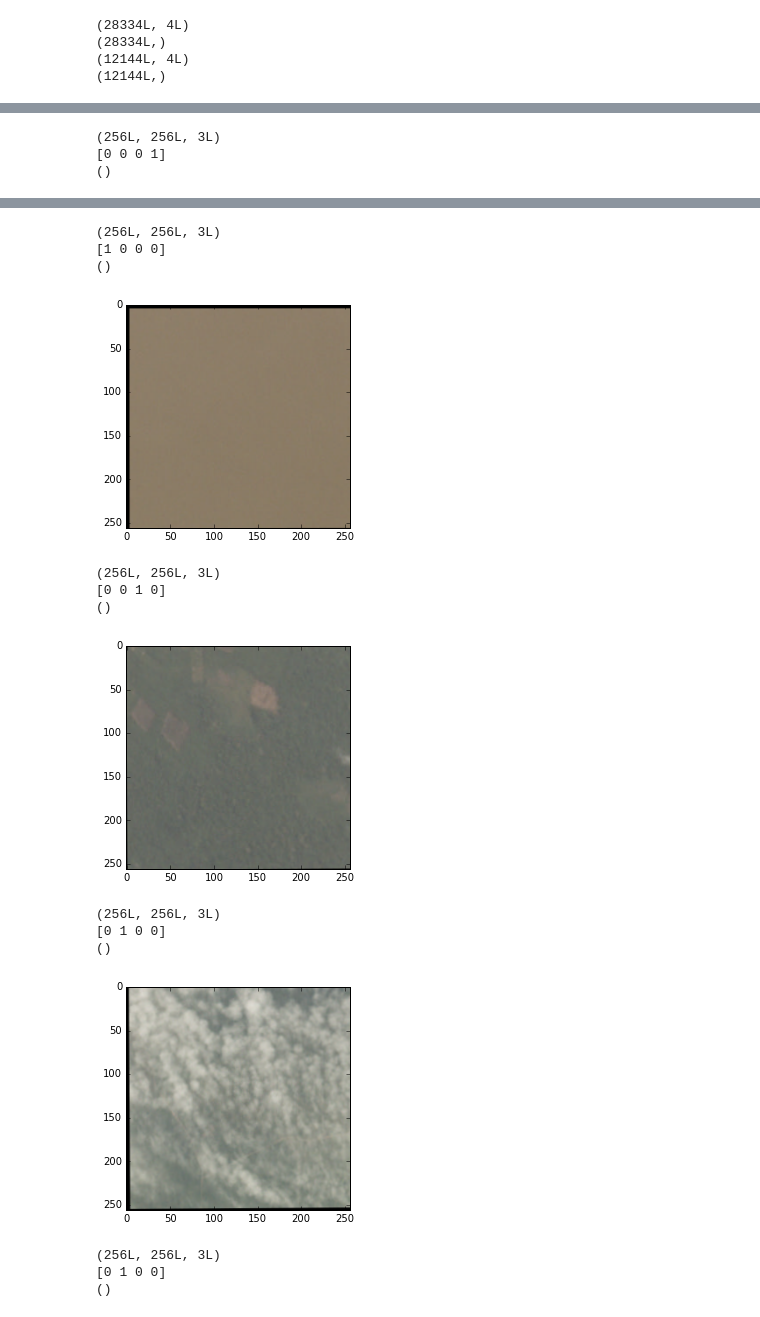
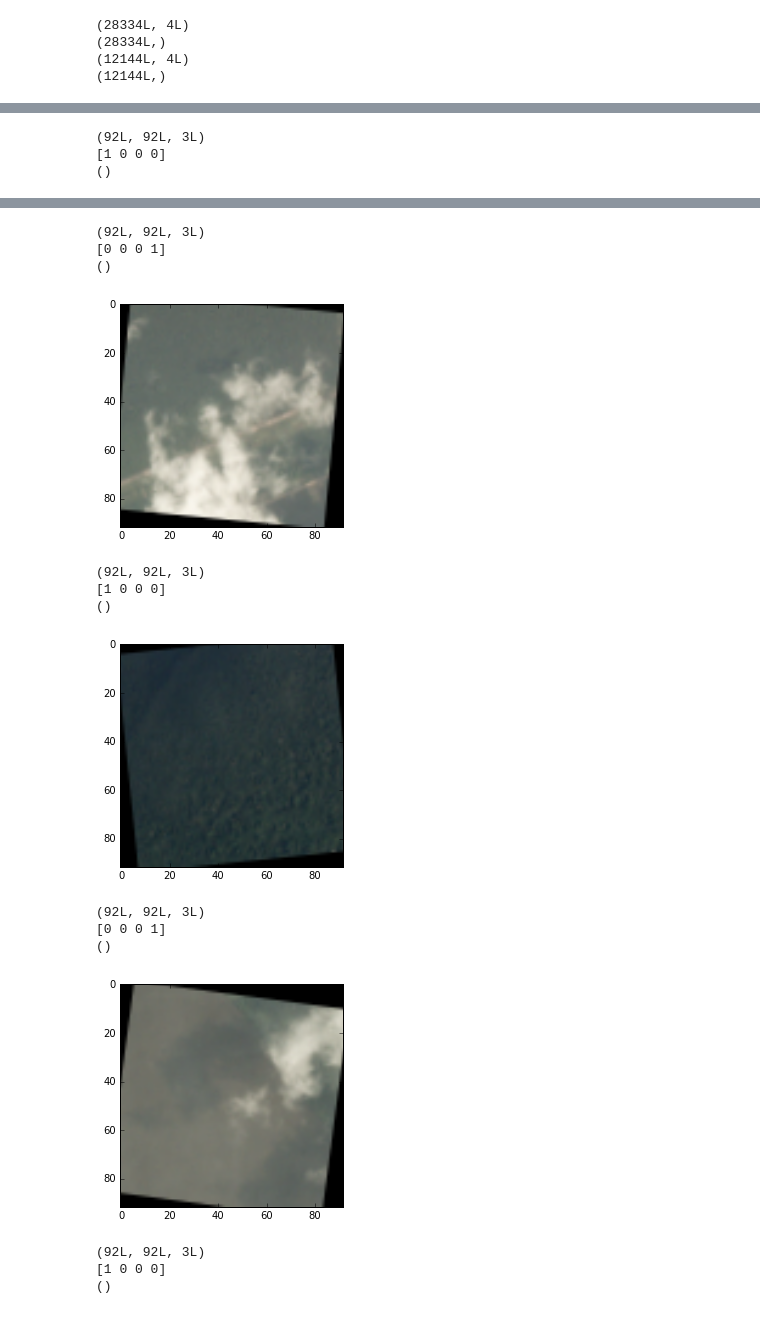
Before and after one commit to TanjaCrijns/MLIP-Brainforest, a Jupyter notebook: notebooks/Weather_network.ipynb, the cells around one changed output, grey strips where cells are left out. Saved outputs shown, nothing was run; the diff lists cells and outputs as text; code cells hidden in the pictures.

```diff
--- a/notebooks/Weather_network.ipynb
+++ b/notebooks/Weather_network.ipynb
@@ -42,7 +45,7 @@ from preprocess import *
 
 data_path = '..\\data\\'
 jpg_path = data_path + 'train-jpg'
-batch_size=100
+batch_size=20
 
 weather_labels = ['clear', 'cloudy', 'haze', 'partly_cloudy']
 train_csv = get_class_data(train=True, label='weather')
@@ -76,13 +79,16 @@ print(val_data.shape)
                                       #flip=True, shift_x=5, shift_y=5, rot_range=10,
                                       #elastic_trans=False, batch_size=8, balance_batches=True)
 
-# train_gen = get_data(train_data, jpg_path, train_labels, batch_size=batch_size, augmentation=True,
-#                      hflip=True, vflip=True, shift_x=5, shift_y=5, rot_range=10,
-#                      elastic_trans=False, img_size=(128, 128), balance_batches=True)
+train_gen = get_data(train_data, jpg_path, train_labels, batch_size=batch_size, augmentation=True,
+                    hflip=True, vflip=True, shift_x=5, shift_y=5, rot_range=10,
+                    elastic_trans=False, img_size=(92, 92), balance_batches=True)
 
-train_gen = get_data_channels_last(train_data, jpg_path, train_labels, batch_size=batch_size, augmentation=False,
-                     img_size=(256,256), balance_batches=True)
+val_gen = get_data(val_data, jpg_path, val_labels, augmentation=False,
+                   batch_size=batch_size, img_size=(92,92), balance_batches=True)
 
-val_gen = get_data_channels_last(val_data, jpg_path, val_labels, augmentation=False,
-                   batch_size=batch_size, img_size=(256,256), balance_batches=True)
+#train_gen = get_data_channels_last(train_data, jpg_path, train_labels, batch_size=batch_size, augmentation=False,
+#                      img_size=(256,256), balance_batches=True)
+
+#val_gen = get_data(val_data, jpg_path, val_labels, augmentation=False,
+#                   batch_size=batch_size, img_size=(256,256), balance_batches=True)
 # %%
@@ -288,7 +294,8 @@ print(batch[0].shape)
 
 for i in range(batch[0].shape[0]):
     img = batch[0][i,:,:,:]
-    #img = np.transpose(img, (1,2,0))
+
+    img = np.transpose(img, (1,2,0))
     print(img.shape)
     print(batch[1][i])
     print()
@@ -304,3 +311,3 @@ for i in range(batch[0].shape[0]):
-(256L, 256L, 3L)
-[0 0 0 1]
+(92L, 92L, 3L)
+[1 0 0 0]
 ()
@@ -308,15 +315,15 @@ for i in range(batch[0].shape[0]):
-(256L, 256L, 3L)
-[1 0 0 0]
+(92L, 92L, 3L)
+[0 0 0 1]
 ()
-[figure, old version]
+[figure, new version]
-(256L, 256L, 3L)
-[0 0 1 0]
+(92L, 92L, 3L)
+[1 0 0 0]
 ()
-[figure, old version]
+[figure, new version]
-(256L, 256L, 3L)
-[0 1 0 0]
+(92L, 92L, 3L)
+[0 0 0 1]
 ()
-[figure, old version]
+[figure, new version]
-(256L, 256L, 3L)
-[0 1 0 0]
+(92L, 92L, 3L)
+[1 0 0 0]
 ()
```
Also changed, not shown: parts of 11 cells of this notebook.
